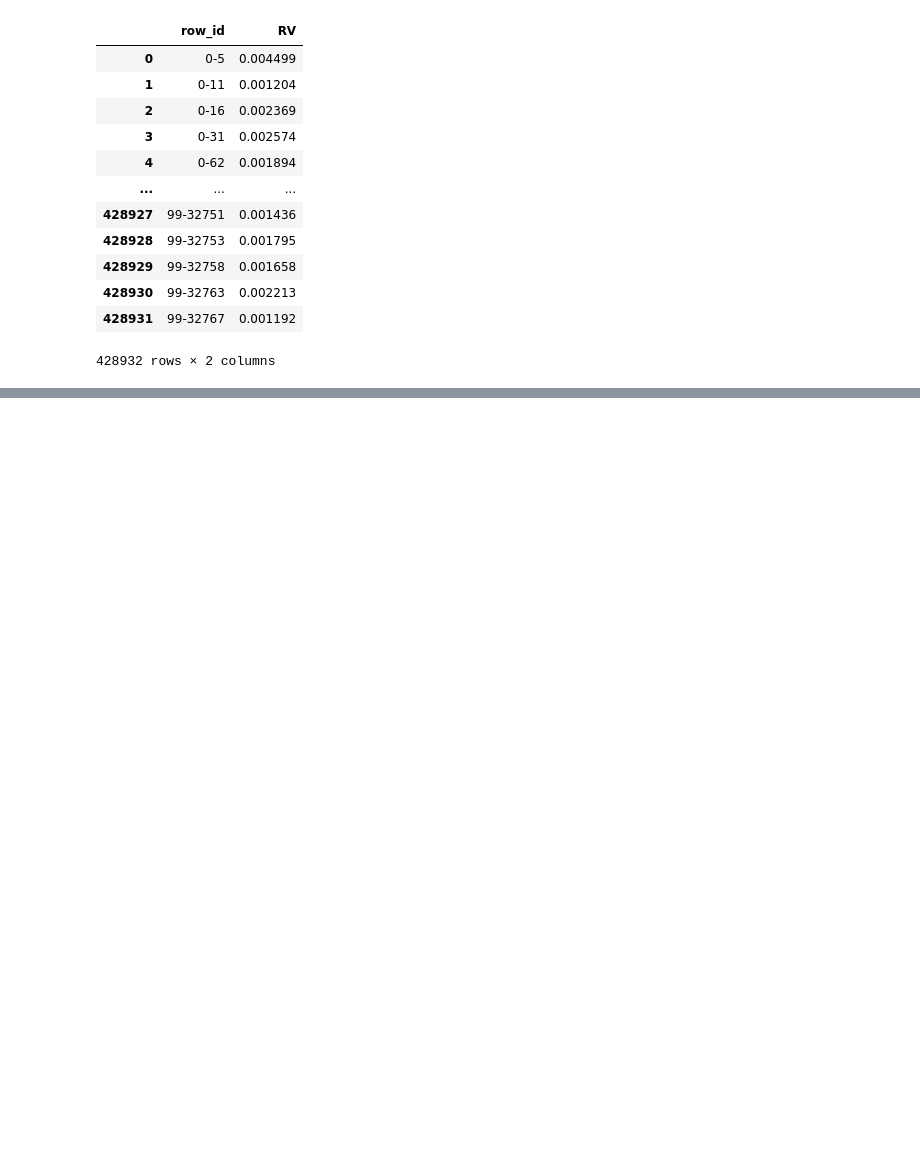
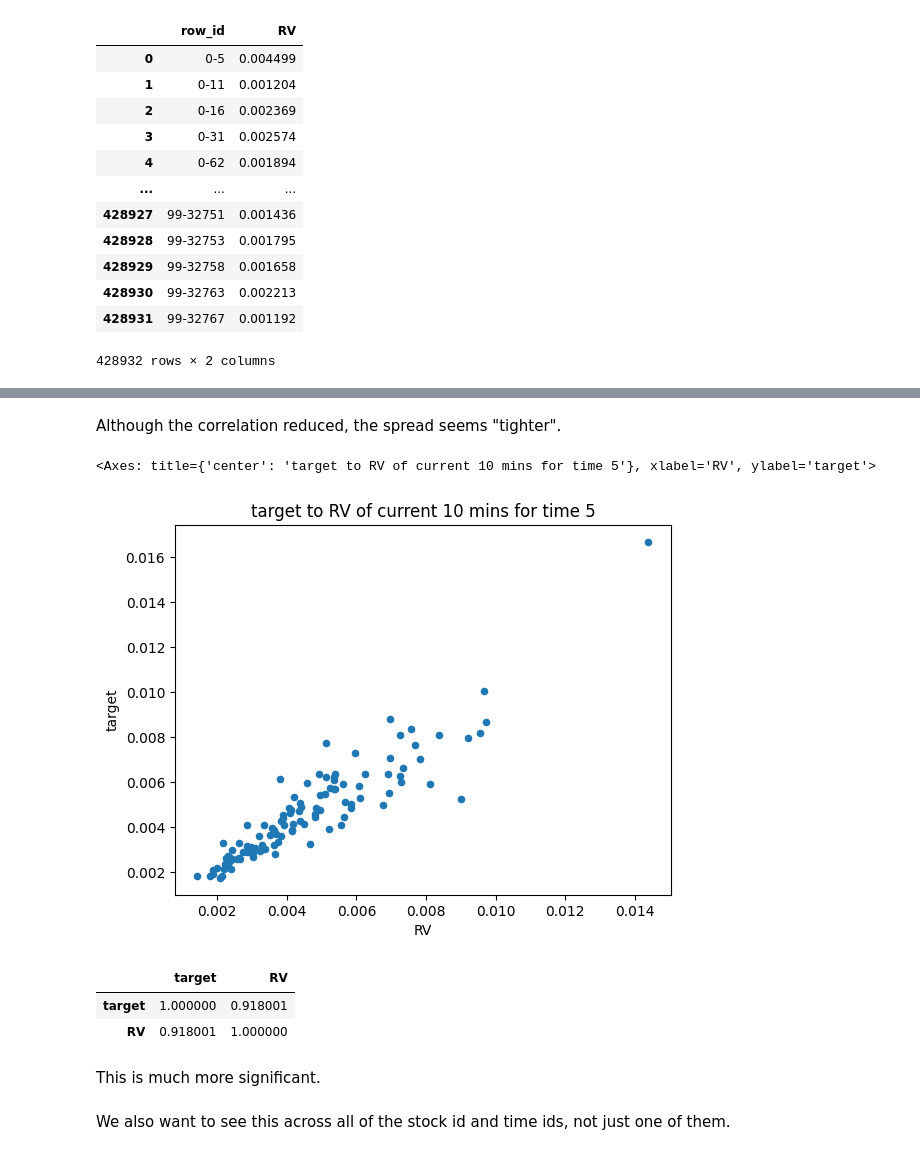
Before and after one commit to martinmf-dev/Realized_Volatility_Prediction_-erdos_deeplearning-, a Jupyter notebook: EDA/EDA_yuan.ipynb, the cells around one changed output, grey strips where cells are left out. Saved outputs shown, nothing was run; the diff lists cells and outputs as text; code cells hidden in the pictures; blank space fills up the shorter version.

```diff
--- a/EDA/EDA_yuan.ipynb
+++ b/EDA/EDA_yuan.ipynb
@@ -55,0 +116,17 @@ df_RV
+# %% [markdown]
+Although the correlation reduced, the spread seems "tighter".
+# %%
+df_extended[df_extended["time_id"]==5].plot.scatter(x="RV",y="target",title="target to RV of current 10 mins for time 5")
+# %% [output]
+<Axes: title={'center': 'target to RV of current 10 mins for time 5'}, xlabel='RV', ylabel='target'>
+[figure, added]
+# %%
+df_extended[df_extended["time_id"]==5][["target","RV"]].corr()
+# %% [output]
+|  | target | RV |
+| target | 1.000000 | 0.918001 |
+| RV | 0.918001 | 1.000000 |
+# %% [markdown]
+This is much more significant.
+# %% [markdown]
+We also want to see this across all of the stock id and time ids, not just one of them.
```
Also changed, not shown: parts of 19 cells of this notebook.
